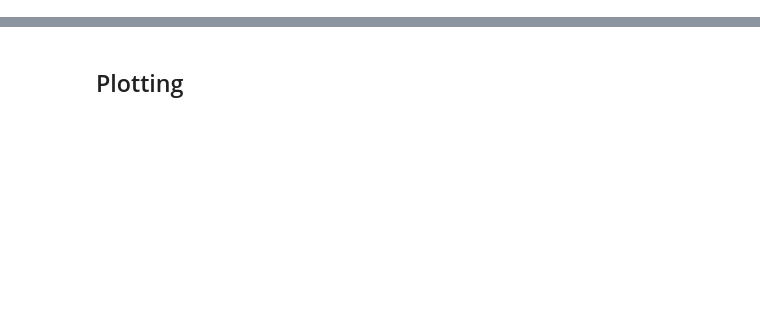
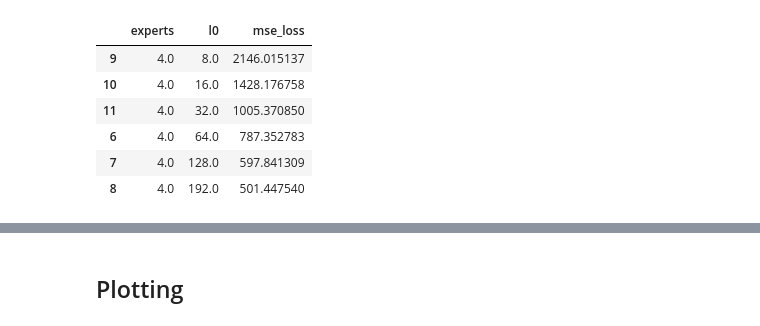
Before and after one commit to amudide/switch_sae, a Jupyter notebook: results/primary/primary-flop-match.ipynb, the cells around one changed output, grey strips where cells are left out. Cells and saved outputs as stored; diff of their text form; code cells hidden in the pictures; blank space fills up the shorter version.

```diff
--- a/results/primary/primary-flop-match.ipynb
+++ b/results/primary/primary-flop-match.ipynb
@@ -55,0 +82,10 @@ df_switch8.to_csv("primary-switch8e-clean.csv")
+# %%
+df_switch_flop4
+# %% [output]
+|  | experts | l0 | mse_loss |
+| 9 | 4.0 | 8.0 | 2146.015137 |
+| 10 | 4.0 | 16.0 | 1428.176758 |
+| 11 | 4.0 | 32.0 | 1005.370850 |
+| 6 | 4.0 | 64.0 | 787.352783 |
+| 7 | 4.0 | 128.0 | 597.841309 |
+| 8 | 4.0 | 192.0 | 501.447540 |
```
Also changed, not shown: parts of 8 cells of this notebook, 12 other files.
